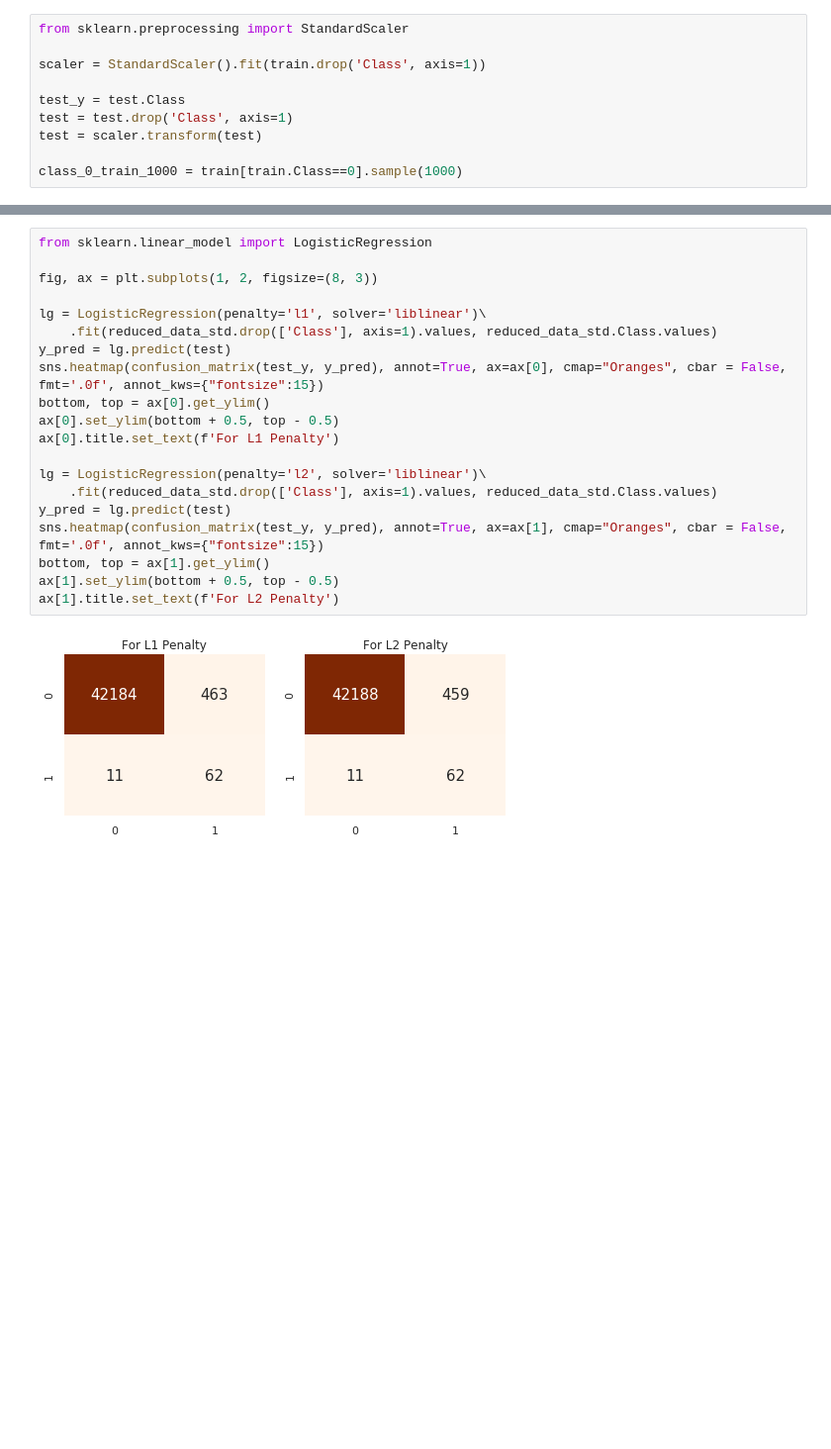
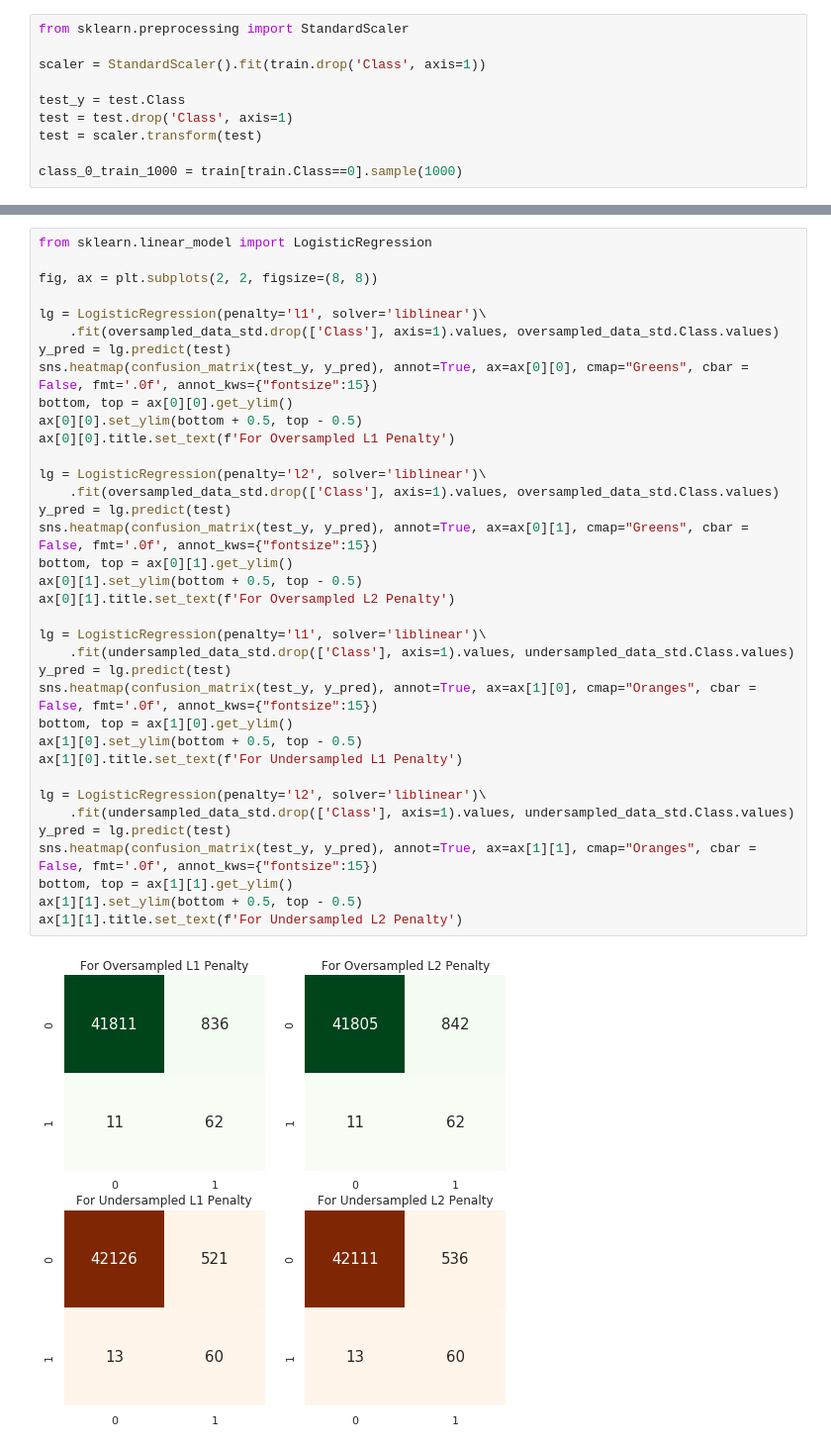
Before and after one commit to pjindal91/credit-card-fraud, a Jupyter notebook: credit-card-fraud.ipynb, the cells around one changed output, grey strips where cells are left out. Shown at 99% size. Saved outputs shown, nothing was run; the diff lists cells and outputs as text; blank space fills up the shorter version.

```diff
--- a/credit-card-fraud.ipynb
+++ b/credit-card-fraud.ipynb
@@ -142,25 +183,41 @@ for n in range(3, 10, 2):
 # %%
 from sklearn.linear_model import LogisticRegression
 
-fig, ax = plt.subplots(1, 2, figsize=(8, 3))
+fig, ax = plt.subplots(2, 2, figsize=(8, 8))
 
 lg = LogisticRegression(penalty='l1', solver='liblinear')\
-    .fit(reduced_data_std.drop(['Class'], axis=1).values, reduced_data_std.Class.values)
+    .fit(oversampled_data_std.drop(['Class'], axis=1).values, oversampled_data_std.Class.values)
 y_pred = lg.predict(test)
-sns.heatmap(confusion_matrix(test_y, y_pred), annot=True, ax=ax[0], cmap="Oranges", cbar = False, fmt='.0f', annot_kws={"fontsize":15})
-bottom, top = ax[0].get_ylim()
-ax[0].set_ylim(bottom + 0.5, top - 0.5)
-ax[0].title.set_text(f'For L1 Penalty')
+sns.heatmap(confusion_matrix(test_y, y_pred), annot=True, ax=ax[0][0], cmap="Greens", cbar = False, fmt='.0f', annot_kws={"fontsize":15})
+bottom, top = ax[0][0].get_ylim()
+ax[0][0].set_ylim(bottom + 0.5, top - 0.5)
+ax[0][0].title.set_text(f'For Oversampled L1 Penalty')
 
 lg = LogisticRegression(penalty='l2', solver='liblinear')\
-    .fit(reduced_data_std.drop(['Class'], axis=1).values, reduced_data_std.Class.values)
+    .fit(oversampled_data_std.drop(['Class'], axis=1).values, oversampled_data_std.Class.values)
 y_pred = lg.predict(test)
-sns.heatmap(confusion_matrix(test_y, y_pred), annot=True, ax=ax[1], cmap="Oranges", cbar = False, fmt='.0f', annot_kws={"fontsize":15})
-bottom, top = ax[1].get_ylim()
-ax[1].set_ylim(bottom + 0.5, top - 0.5)
-ax[1].title.set_text(f'For L2 Penalty')
+sns.heatmap(confusion_matrix(test_y, y_pred), annot=True, ax=ax[0][1], cmap="Greens", cbar = False, fmt='.0f', annot_kws={"fontsize":15})
+bottom, top = ax[0][1].get_ylim()
+ax[0][1].set_ylim(bottom + 0.5, top - 0.5)
+ax[0][1].title.set_text(f'For Oversampled L2 Penalty')
+
+lg = LogisticRegression(penalty='l1', solver='liblinear')\
+    .fit(undersampled_data_std.drop(['Class'], axis=1).values, undersampled_data_std.Class.values)
+y_pred = lg.predict(test)
+sns.heatmap(confusion_matrix(test_y, y_pred), annot=True, ax=ax[1][0], cmap="Oranges", cbar = False, fmt='.0f', annot_kws={"fontsize":15})
+bottom, top = ax[1][0].get_ylim()
+ax[1][0].set_ylim(bottom + 0.5, top - 0.5)
+ax[1][0].title.set_text(f'For Undersampled L1 Penalty')
+
+lg = LogisticRegression(penalty='l2', solver='liblinear')\
+    .fit(undersampled_data_std.drop(['Class'], axis=1).values, undersampled_data_std.Class.values)
+y_pred = lg.predict(test)
+sns.heatmap(confusion_matrix(test_y, y_pred), annot=True, ax=ax[1][1], cmap="Oranges", cbar = False, fmt='.0f', annot_kws={"fontsize":15})
+bottom, top = ax[1][1].get_ylim()
+ax[1][1].set_ylim(bottom + 0.5, top - 0.5)
+ax[1][1].title.set_text(f'For Undersampled L2 Penalty')
 # %% [output]
-[figure, old version]
+[figure, new version]
 # %%
 from sklearn.svm import SVC
 
```
Also changed, not shown: parts of 23 cells of this notebook, 1 other file.
